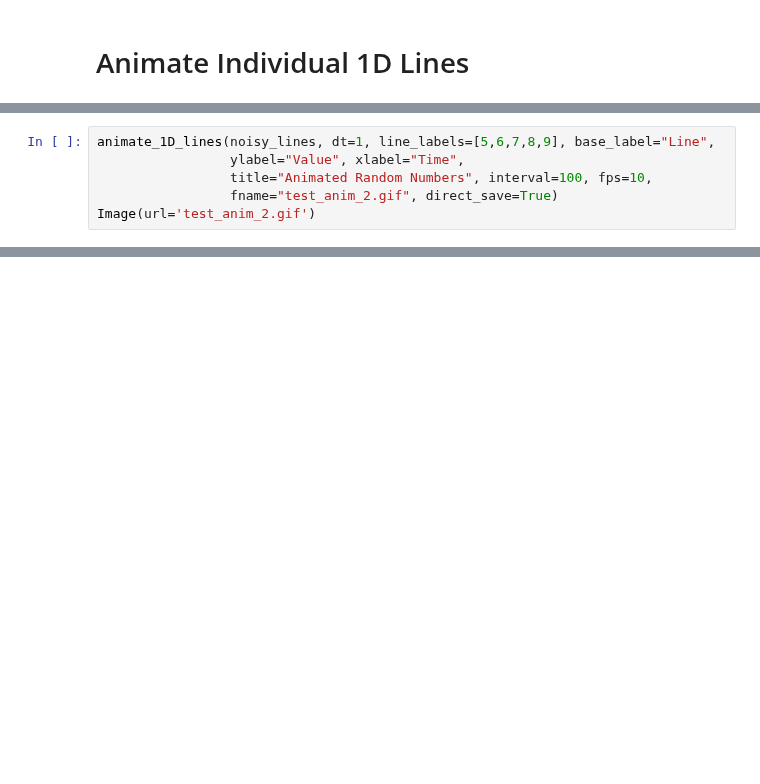
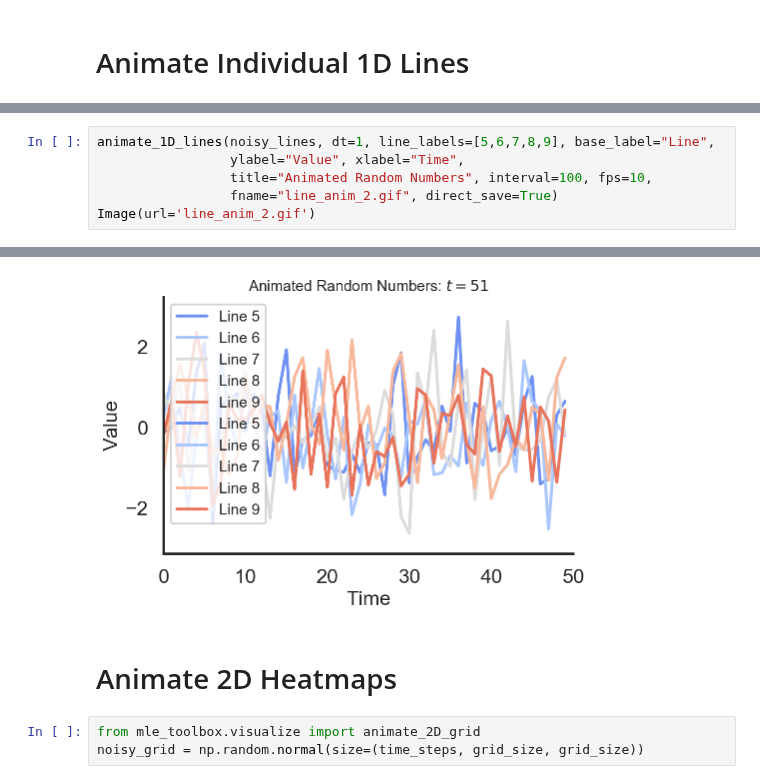
Before and after one commit to mle-infrastructure/mle-toolbox, a Jupyter notebook: notebooks/animate_results.ipynb, the cells around one changed output, grey strips where cells are left out. Drawn from its saved outputs; the diff is of its cells as text; blank space fills up the shorter version.

```diff
--- a/notebooks/animate_results.ipynb
+++ b/notebooks/animate_results.ipynb
@@ -21,5 +24,6 @@ Image(url='test_anim_1.gif')
 animate_1D_lines(noisy_lines, dt=1, line_labels=[5,6,7,8,9], base_label="Line",
                  ylabel="Value", xlabel="Time",
                  title="Animated Random Numbers", interval=100, fps=10,
-                 fname="test_anim_2.gif", direct_save=True)
-Image(url='test_anim_2.gif')
+                 fname="line_anim_2.gif", direct_save=True)
+Image(url='line_anim_2.gif')
+# %% [output]
@@ -25,0 +31,6 @@ Image(url='test_anim_2.gif')
+[figure, added]
+# %% [markdown]
+# Animate 2D Heatmaps
+# %%
+from mle_toolbox.visualize import animate_2D_grid
+noisy_grid = np.random.normal(size=(time_steps, grid_size, grid_size))
```
Also changed, not shown: parts of 7 cells of this notebook, 5 other files.
